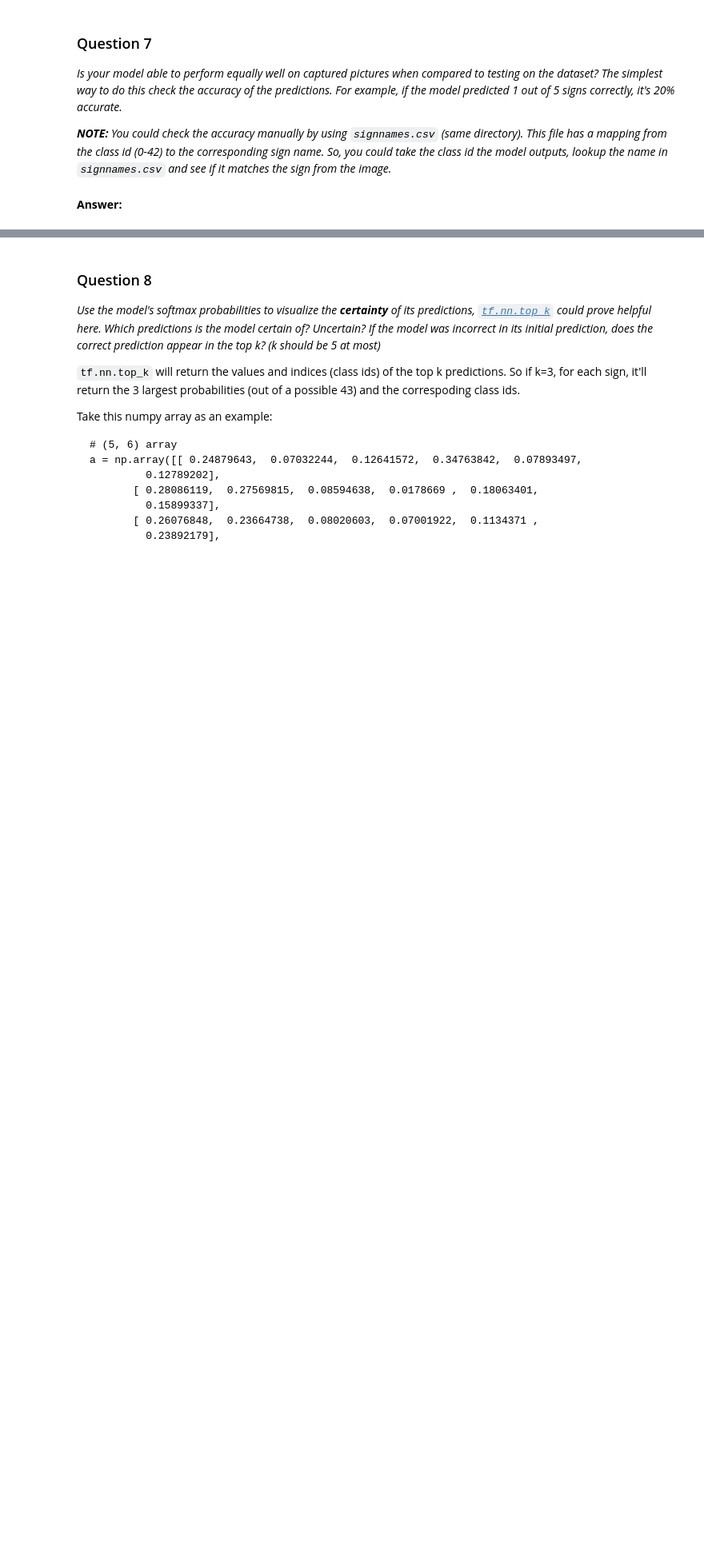
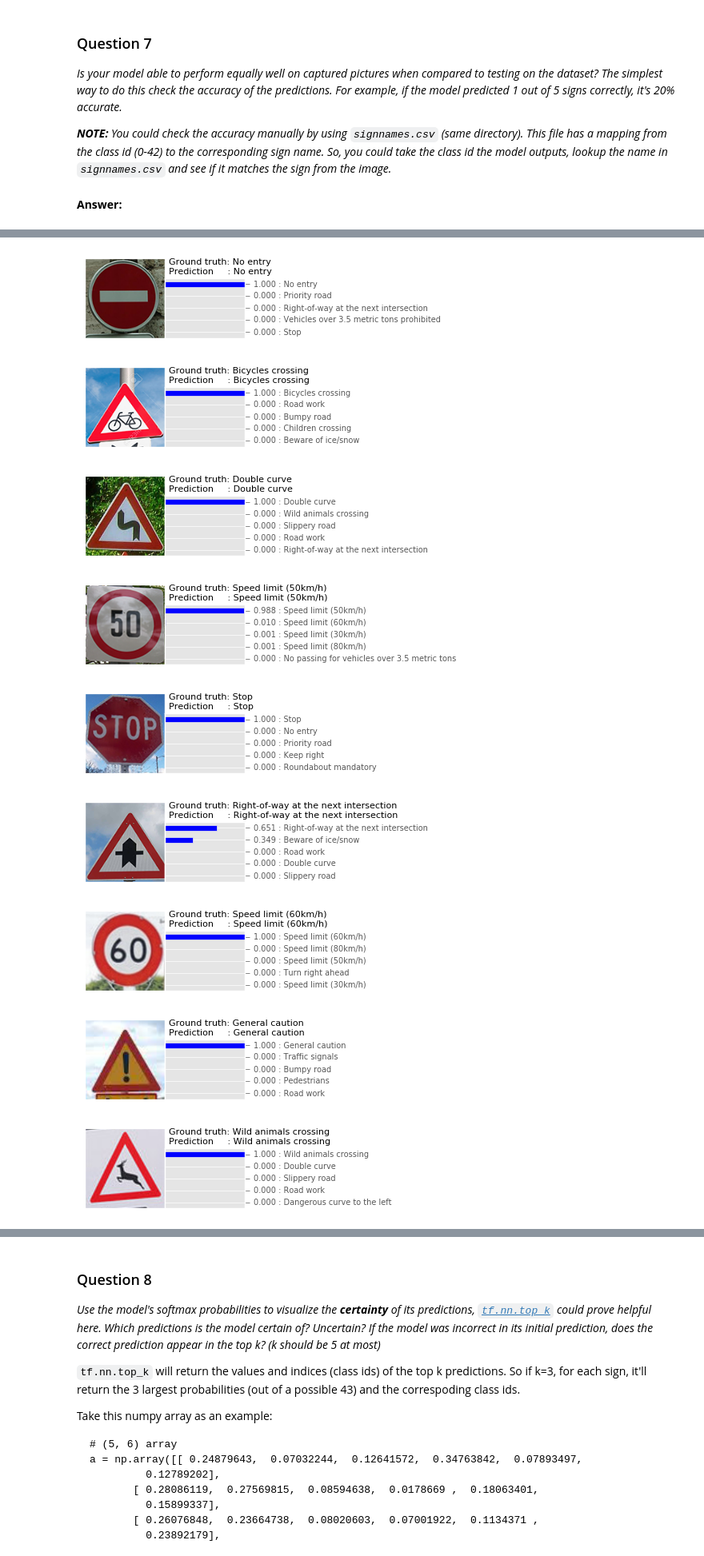
Before and after one commit to elbernante/traffic-sign-classifier, a Jupyter notebook: Traffic_Sign_Classifier.ipynb, the cells around one changed output, grey strips where cells are left out. Shown at 80% size. Drawn from its saved outputs; the diff is of its cells as text; code cells hidden in the pictures; blank space fills up the shorter version.

Commit message:
Add captured images

```diff
--- a/Traffic_Sign_Classifier.ipynb
+++ b/Traffic_Sign_Classifier.ipynb
@@ -747,7 +747,7 @@ def get_image_files(image_dir):
     imgs = sorted(imgs, key=idx)
     return imgs
 
-def show_test_images(image_files, cols=12, fig_width=12.0):
+def show_captured_images(image_files, cols=12, fig_width=12.0):
     img_count = len(image_files)
     rows = ceil(img_count / cols)
     fig_height = (fig_width * rows / cols) + 0.6
@@ -769,12 +769,12 @@ def load_images(image_dir):
     imgs = get_image_files(image_dir)
     show_test_images(imgs)
 
-raw_images_files = get_image_files("test_images")
-show_test_images(raw_images_files)
+captured_images_files = get_image_files("captured_images")
+show_captured_images(captured_images_files)
 # %% [output]
 [figure]
 # %%
-def preprocess_raw_images(image_files):
+def preprocess_captured_images(image_files):
 
     def proc(filename):
         img = plt.imread(filename)
@@ -786,6 +786,9 @@ def preprocess_raw_images(image_files):
 
     return np.asarray([proc(m) for m in image_files])
 
-test_images = preprocess_raw_images(raw_images_files)
-print("Test images shape:", test_images.shape)
+captured_images = preprocess_captured_images(captured_images_files)
+captured_images_labels = np.array([17, 29, 21,  2, 14, 11,  3, 18, 31, 14, 14, 29,
+                                   23, 27, 14, 33,  1,  9, 13, 22, 39, 23, 25, 21], dtype=np.uint32)
+print("Captured images shape:", captured_images.shape)
+print("Captured images labels shape:", captured_images_labels.shape)
 # %% [output]
@@ -805,10 +809,3 @@ def get_class_codes():
     return {row[0]: row[1] for _, row in codes.iterrows()}
 
 class_codes = get_class_codes()
-# %%
-# Perform inference on new images
-test_inferences = predict(test_images)
-
-print("Predictions:")
-for f, p, in zip(raw_images_files, test_inferences):
-    print(f.rsplit('/')[-1], ":", class_codes[p])
@@ -855,7 +871,7 @@ def predict_top_5(X, batch_size=None):
             idx.extend(b)
     return np.asarray(probs), np.asarray(idx)
 
-def visualize_top_5(filename, probabilites, indices, ground_truth='-'):
+def visualize_top_5(filename, probabilites, indices, ground_truth=None):
     fig = plt.figure(figsize=(5, 1))
     ax = fig.add_axes([0,0,0.2,1])
     ax.set_xticks([])
@@ -864,9 +880,8 @@ def visualize_top_5(filename, probabilites, indices, ground_truth='-'):
     # Image
     img = plt.imread(filename)
     ax.imshow(img)
-
     # Ground truth and prediction
-    gt = 'Ground truth: ' + ground_truth
+    gt = 'Ground truth: ' + ("-" if ground_truth is None else class_codes[ground_truth])
     pred = '\nPrediction     : ' + class_codes[indices[0]]
     fig.text(0.21, 1, gt + pred,
         horizontalalignment='left',
@@ -876,7 +891,7 @@ def visualize_top_5(filename, probabilites, indices, ground_truth='-'):
     # Probabilities
     ax = fig.add_axes([0.2, 0, 0.2, 0.75])
 
-    prob_dict = {'{:03f} : {}'.format(p, class_codes[i]) : p for i, p in zip(indices, probabilites)}
+    prob_dict = {'{:.3f} : {}'.format(p, class_codes[i]) : p for i, p in zip(indices, probabilites)}
     df = pd.Series(prob_dict)
     df.sort_values(inplace=True)
 
@@ -933,0 +912,16 @@ visualize_predictions(raw_images_files, top_5_probabilites, top_5_indices)
+# %%
+top_5_probabilites, top_5_indices = predict_top_5(captured_images)
+visualize_predictions(captured_images_files,
+                      top_5_probabilites,
+                      top_5_indices,
+                      captured_images_labels)
+# %% [output]
+[figure, added]
+[figure, added]
+[figure, added]
+[figure, added]
+[figure, added]
+[figure, added]
+[figure, added]
+[figure, added]
+[figure, added]
```
Also changed, not shown: parts of 6 cells of this notebook, 24 other files.
